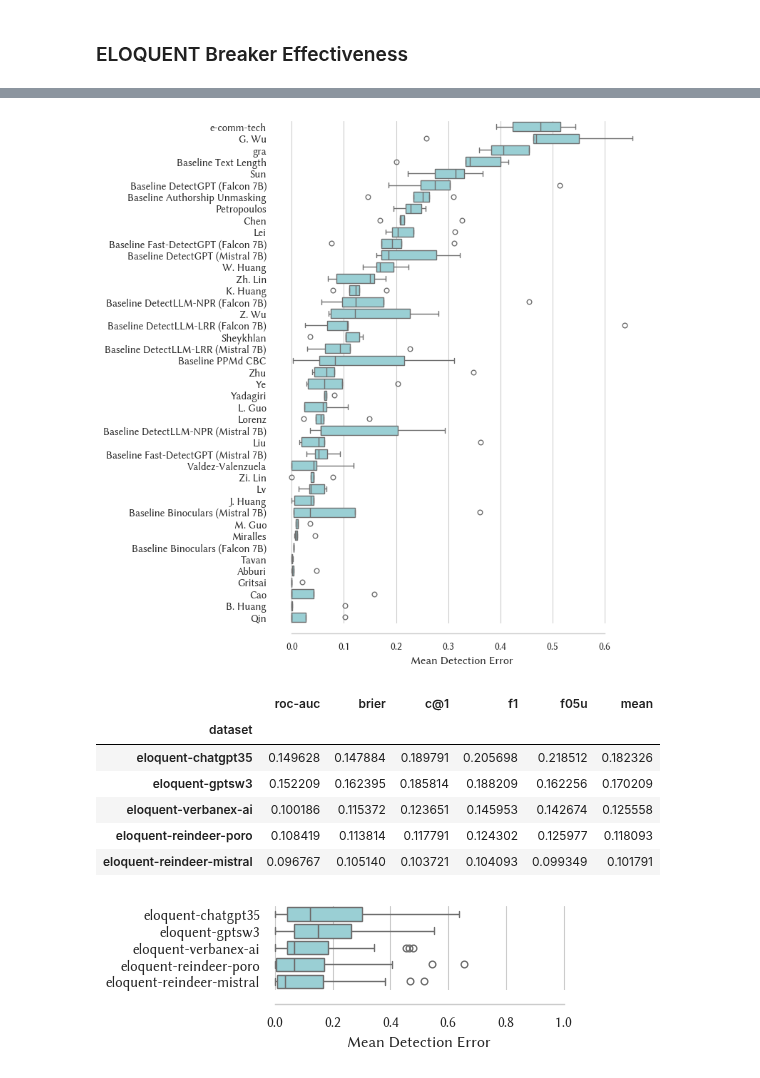
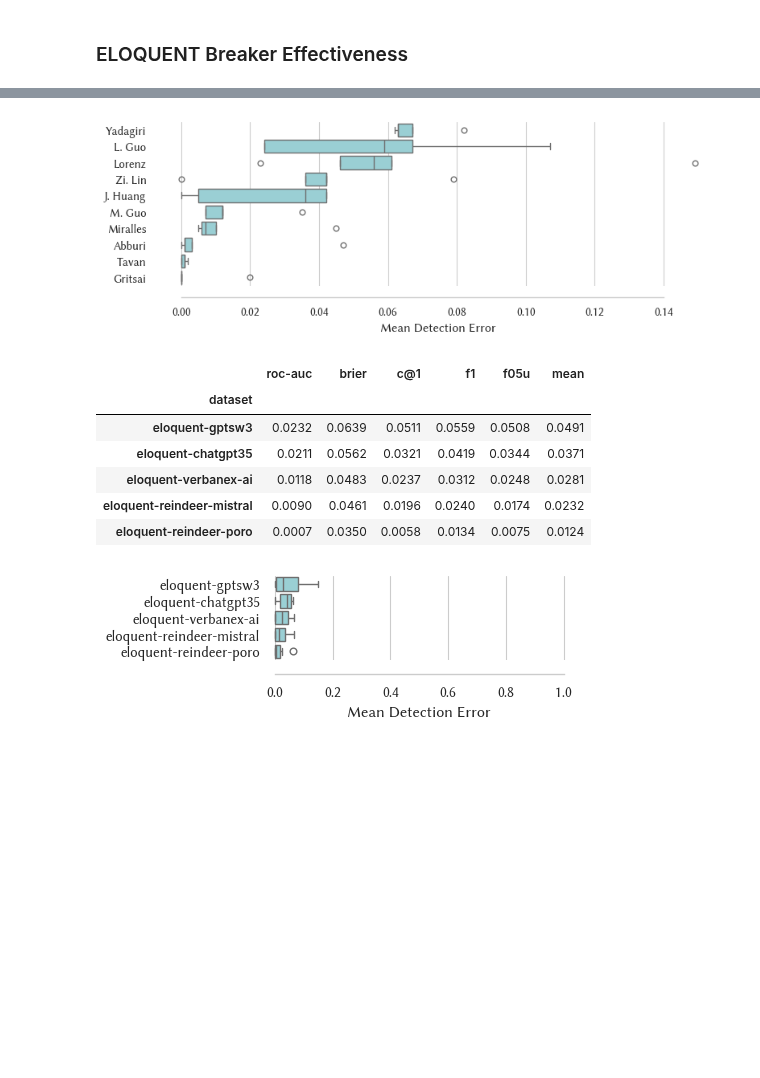
Before and after one commit to pan-webis-de/pan24-generative-ai-authorship-verification, a Jupyter notebook: pan24_task_eval/pan24-generative-authorship-evaluation.ipynb, the cells around one changed output, grey strips where cells are left out. Cells and saved outputs as stored; diff of their text form; code cells hidden in the pictures; blank space fills up the shorter version.

```diff
--- a/pan24_task_eval/pan24-generative-authorship-evaluation.ipynb
+++ b/pan24_task_eval/pan24-generative-authorship-evaluation.ipynb
@@ -570,7 +570,8 @@ plt.show()
 # %% [markdown]
 ### ELOQUENT Breaker Effectiveness
 # %%
-df_eloquent_ds = 1 - df.loc[:, :, 'eloquent']
+# df_eloquent_ds = 1 - df.loc[:, :, 'eloquent']
+df_eloquent_ds = 1 - df.loc[top_idx.get_level_values(0), top_idx.get_level_values(1), 'eloquent']
 
 df_eloquent = df_eloquent_ds.sort_values('mean', ascending=False)
 df_eloquent.to_csv('../data/eval-figures/eloquent-effectiveness.csv')
@@ -593,14 +598,14 @@ df_eloquent
 # %%
 sort_order = df_eloquent_ds.groupby('team').median().sort_values('mean', ascending=False).index
 
-plt.figure(figsize=(8, 8))
+plt.figure(figsize=(8, 3))
 sns.boxplot(data=df_eloquent_ds, y='team', x='mean', order=sort_order).set(xlabel='Mean Detection Error', ylabel=None)
 sns.despine(left=True, offset=10, trim=True)
 plt.tight_layout()
 plt.savefig('../data/eval-figures/eloquent-system-effectiveness.pdf')
 plt.show()
 # %% [output]
-[figure, old version]
+[figure, new version]
 # %%
 df_eloquent_mean = df_eloquent_ds.groupby('dataset').mean().sort_values('mean', ascending=False)
 df_eloquent_mean.to_csv('../data/eval-figures/eloquent-effectiveness-mean.csv')
@@ -608,11 +613,11 @@ df_eloquent_mean
 # %% [output]
 |  | roc-auc | brier | c@1 | f1 | f05u | mean |
 | dataset |  |  |  |  |  |  |
-| eloquent-chatgpt35 | 0.149628 | 0.147884 | 0.189791 | 0.205698 | 0.218512 | 0.182326 |
-| eloquent-gptsw3 | 0.152209 | 0.162395 | 0.185814 | 0.188209 | 0.162256 | 0.170209 |
-| eloquent-verbanex-ai | 0.100186 | 0.115372 | 0.123651 | 0.145953 | 0.142674 | 0.125558 |
-| eloquent-reindeer-poro | 0.108419 | 0.113814 | 0.117791 | 0.124302 | 0.125977 | 0.118093 |
-| eloquent-reindeer-mistral | 0.096767 | 0.105140 | 0.103721 | 0.104093 | 0.099349 | 0.101791 |
+| eloquent-gptsw3 | 0.0232 | 0.0639 | 0.0511 | 0.0559 | 0.0508 | 0.0491 |
+| eloquent-chatgpt35 | 0.0211 | 0.0562 | 0.0321 | 0.0419 | 0.0344 | 0.0371 |
+| eloquent-verbanex-ai | 0.0118 | 0.0483 | 0.0237 | 0.0312 | 0.0248 | 0.0281 |
+| eloquent-reindeer-mistral | 0.0090 | 0.0461 | 0.0196 | 0.0240 | 0.0174 | 0.0232 |
+| eloquent-reindeer-poro | 0.0007 | 0.0350 | 0.0058 | 0.0134 | 0.0075 | 0.0124 |
 # %%
 plt.figure(figsize=(5, 1.8))
 sns.boxplot(data=df_eloquent_ds, y='dataset', x='mean', order=df_eloquent_mean.index).set(
@@ -622,4 +627,4 @@ plt.tight_layout()
 plt.savefig('../data/eval-figures/eloquent-effectiveness.pdf')
 plt.show()
 # %% [output]
-[figure, old version]
+[figure, new version]
```
Also changed, not shown: parts of 1 cell of this notebook.
